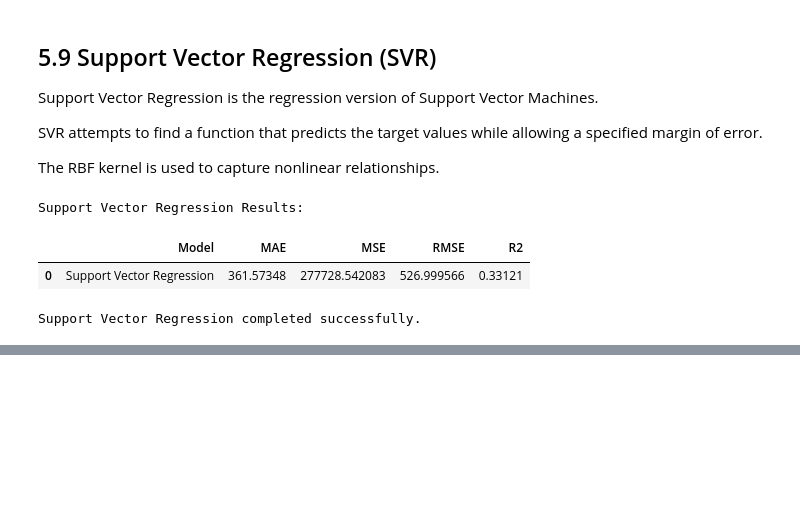
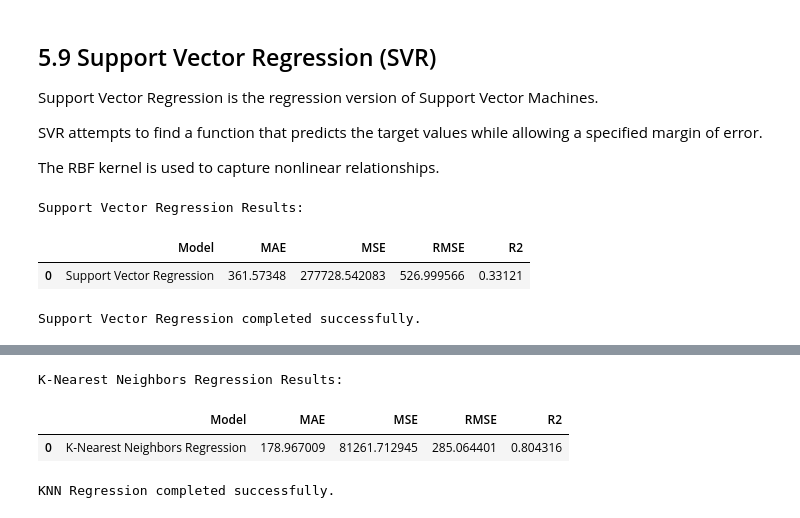
Before and after one commit to mith-sen/ML_Case_Study, a Jupyter notebook: notebooks/regression.ipynb, the cells around one changed output, grey strips where cells are left out. Cells and saved outputs as stored; diff of their text form; code cells hidden in the pictures; blank space fills up the shorter version.

Commit message:
Implement K-Nearest Neighbors Regression

```diff
--- a/notebooks/regression.ipynb
+++ b/notebooks/regression.ipynb
@@ -1458,0 +1467,47 @@ Support Vector Regression completed successfully.
+# %%
+# Import KNN Regressor
+from sklearn.neighbors import KNeighborsRegressor
+
+# Create KNN pipeline
+knn_pipeline = Pipeline(
+    steps=[
+        ("preprocessor", preprocessor),
+        ("model", KNeighborsRegressor(
+            n_neighbors=5
+        ))
+    ]
+)
+
+# Train the model
+knn_pipeline.fit(X_train, y_train)
+
+# Make predictions
+y_pred_knn = knn_pipeline.predict(X_test)
+
+# Calculate evaluation metrics
+knn_mae = mean_absolute_error(y_test, y_pred_knn)
+knn_mse = mean_squared_error(y_test, y_pred_knn)
+knn_rmse = np.sqrt(knn_mse)
+knn_r2 = r2_score(y_test, y_pred_knn)
+
+# Store results
+knn_result = {
+    "Model": "K-Nearest Neighbors Regression",
+    "MAE": knn_mae,
+    "MSE": knn_mse,
+    "RMSE": knn_rmse,
+    "R2": knn_r2
+}
+
+# Display results
+knn_result_df = pd.DataFrame([knn_result])
+
+print("K-Nearest Neighbors Regression Results:")
+display(knn_result_df)
+
+print("KNN Regression completed successfully.")
+# %% [output]
+K-Nearest Neighbors Regression Results:
+|  | Model | MAE | MSE | RMSE | R2 |
+| 0 | K-Nearest Neighbors Regression | 178.967009 | 81261.712945 | 285.064401 | 0.804316 |
+KNN Regression completed successfully.
```
Also changed, not shown: parts of 1 cell of this notebook.
